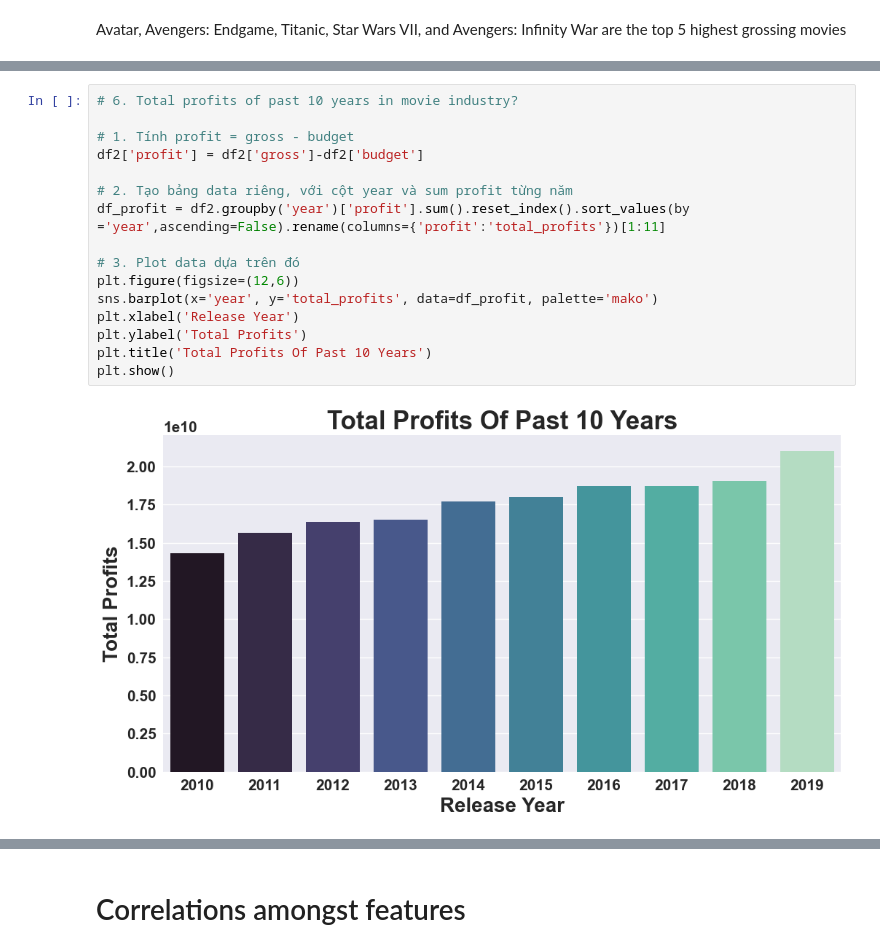
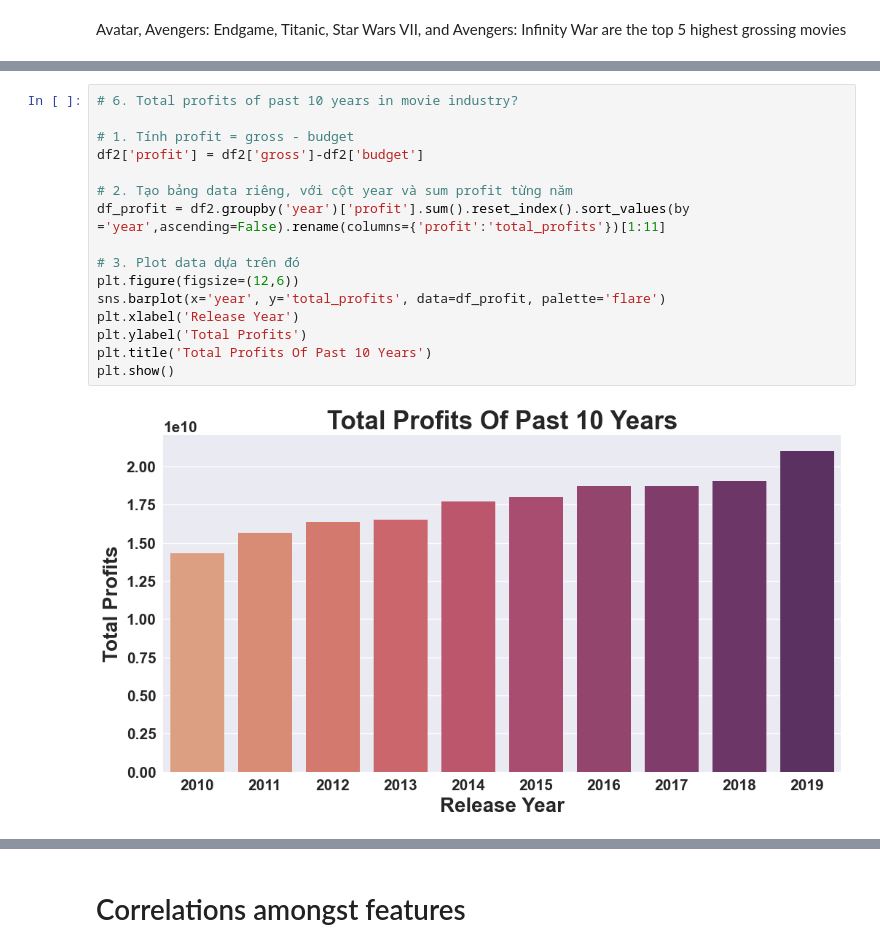
Before and after one commit to Ducduong1811/Data-Analysis, a Jupyter notebook: 7-Data-cleaning-for-movies-data.ipynb, the cells around one changed output, grey strips where cells are left out. Drawn from its saved outputs; the diff is of its cells as text.

```diff
--- a/7-Data-cleaning-for-movies-data.ipynb
+++ b/7-Data-cleaning-for-movies-data.ipynb
@@ -626,21 +626,21 @@ plt.show()
 # %%
 # 6. Total profits of past 10 years in movie industry?
 
 # 1. Tính profit = gross - budget
 df2['profit'] = df2['gross']-df2['budget']
 
 # 2. Tạo bảng data riêng, với cột year và sum profit từng năm
 df_profit = df2.groupby('year')['profit'].sum().reset_index().sort_values(by ='year',ascending=False).rename(columns={'profit':'total_profits'})[1:11]
 
 # 3. Plot data dựa trên đó
 plt.figure(figsize=(12,6))
-sns.barplot(x='year', y='total_profits', data=df_profit, palette='mako')
+sns.barplot(x='year', y='total_profits', data=df_profit, palette='flare')
 plt.xlabel('Release Year')
 plt.ylabel('Total Profits')
 plt.title('Total Profits Of Past 10 Years')
 plt.show()
 # %% [output]
-[figure, old version]
+[figure, new version]
 # %%
 # 7. Top 10 movies have the highest votes?
 
```
Also changed, not shown: parts of 12 cells of this notebook.
